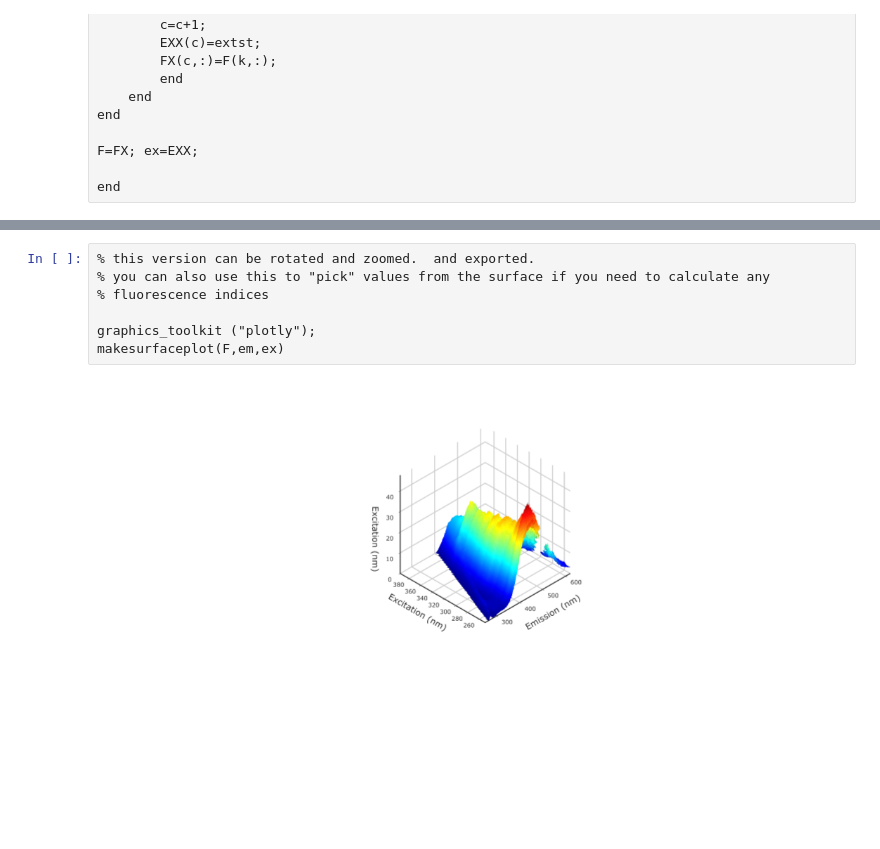
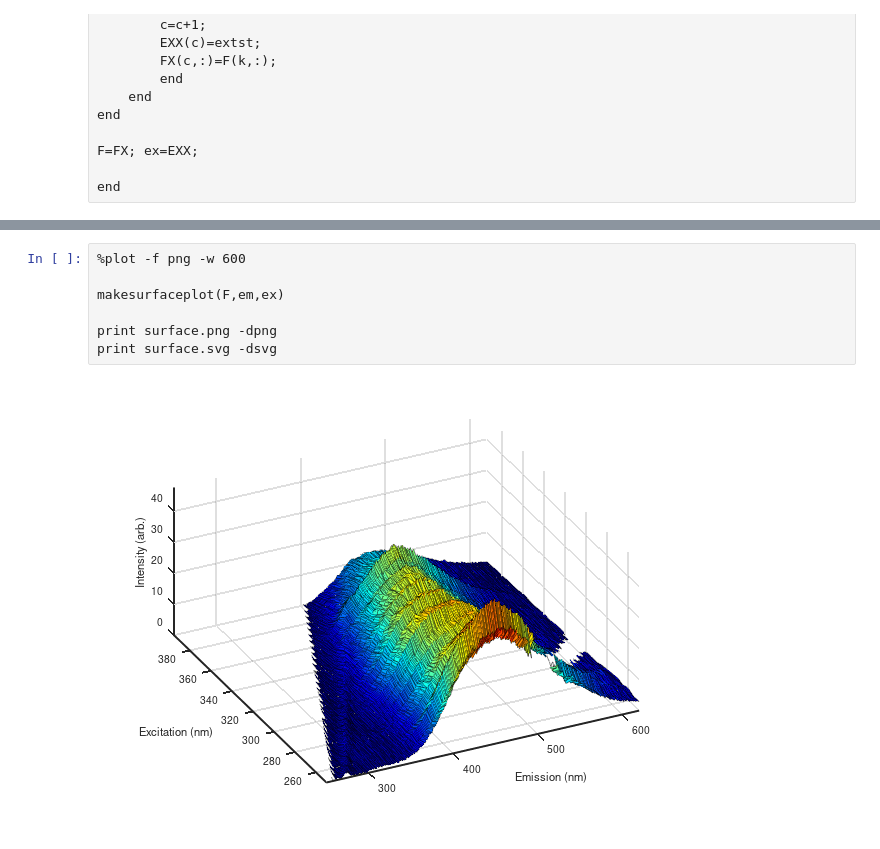
Before and after one commit to skotssd/geochemicalscripts, a Jupyter notebook: FEEM/generateFEEMplots.ipynb, the cells around one changed output, grey strips where cells are left out. Cells and saved outputs as stored; diff of their text form; blank space fills up the shorter version.

```diff
--- a/FEEM/generateFEEMplots.ipynb
+++ b/FEEM/generateFEEMplots.ipynb
@@ -164,12 +184,12 @@ makesimplecontourplot(F,em,ex)
 # %% [output]
 [figure]
 # %%
-% this version can be rotated and zoomed.  and exported.
-% you can also use this to "pick" values from the surface if you need to calculate any
-% fluorescence indices
+%plot -f png -w 600
 
-graphics_toolkit ("plotly");
 makesurfaceplot(F,em,ex)
+
+print surface.png -dpng
+print surface.svg -dsvg
 # %% [output]
-[figure, old version]
+[figure, new version]
 # %%
```
Also changed, not shown: parts of 12 cells of this notebook, 9 other files.
